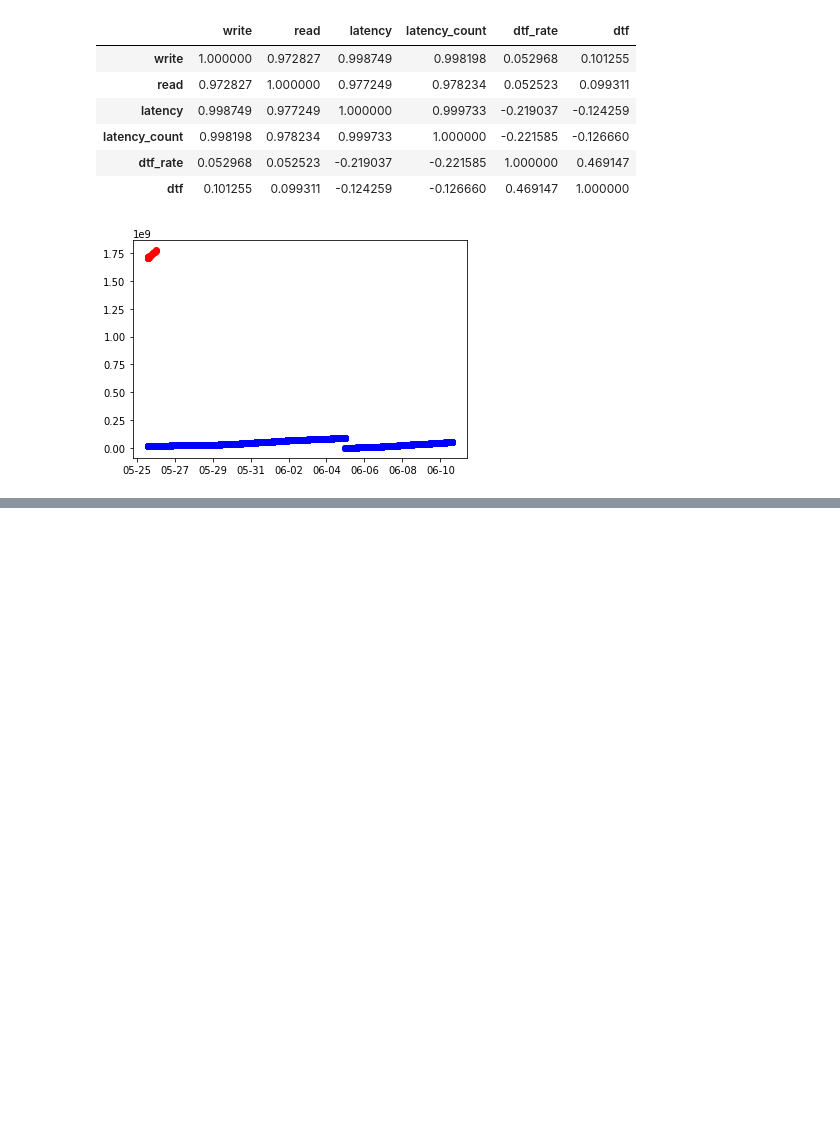
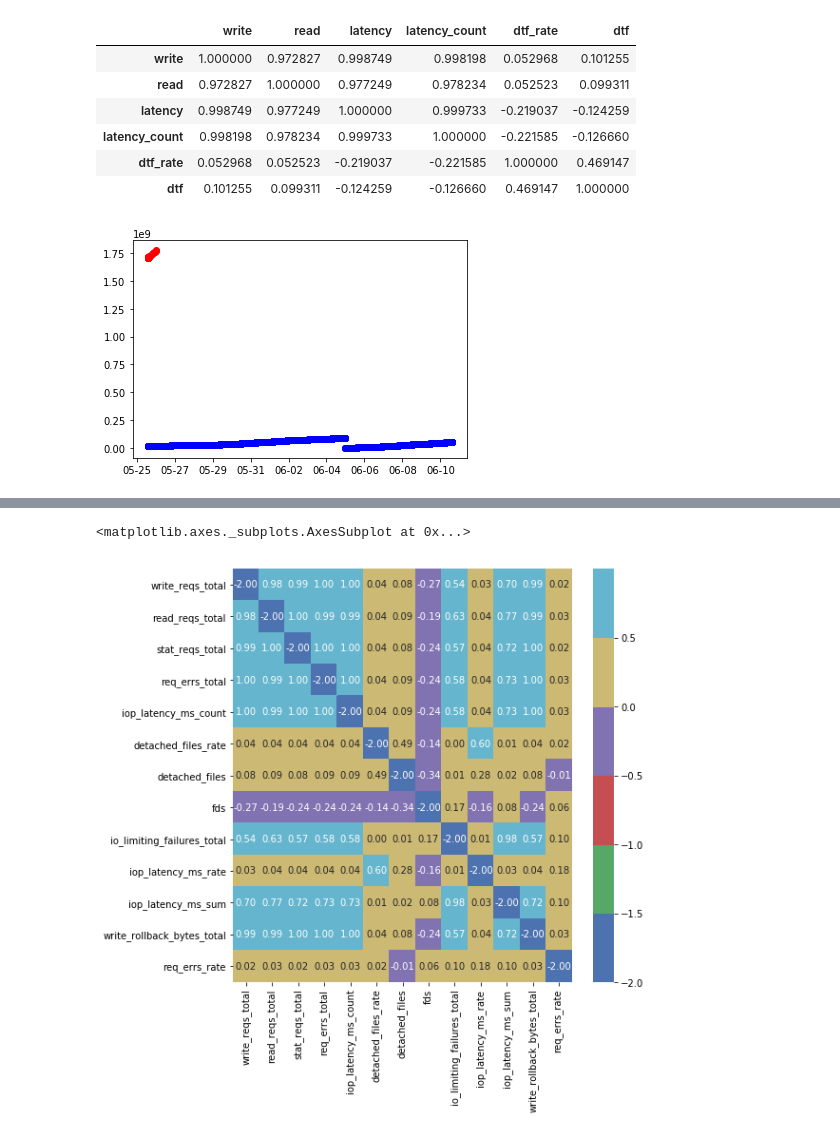
Before and after one commit to TheAviat0r/BC_thesis, a Jupyter notebook: final_thesis.ipynb, the cells around one changed output, grey strips where cells are left out. Drawn from its saved outputs; the diff is of its cells as text; code cells hidden in the pictures; blank space fills up the shorter version.

Commit message:
data exploration: new insights

```diff
--- a/final_thesis.ipynb
+++ b/final_thesis.ipynb
@@ -144,0 +140,31 @@ req_df.shape[0]
+# %%
+total = pd.DataFrame()
+for name, path in get_csvs_paths('final/train_us3').items():
+    df = extract_csv(path)
+    if len(total.columns) == 0:
+        print('new df - %s' % (name))
+        total = df
+    else:
+        print('merging - %s' % (name))
+        total = pd.merge(total, df, on=['time', 'instance'])
+
+total_cols = [
+    'time',
+    'abgw_write_reqs_total',
+    'abgw_read_reqs_total',
+    'abgw_stat_reqs_total',
+    'abgw_req_errs_total',
+    'abgw_iop_latency_ms_count',
+    'abgw_detached_files_rate',
+    'abgw_detached_files',
+    'abgw_fds',
+    'abgw_io_limiting_failures_total',
+    'abgw_iop_latency_ms_rate',
+    'abgw_iop_latency_ms_sum',
+    'abgw_write_rollback_bytes_total',
+    'abgw_req_errs_rate',
+    'instance',
+]
+
+total = total[total_cols]
+total.rename(columns=lambda c: c.replace('abgw_', ''), inplace=True)
@@ -144,0 +208,13 @@ req_df.shape[0]
+# %%
+instances = pd.unique(total['instance'])
+# %%
+example_node = total[total['instance'] == instances[1]]
+example_node = example_node.drop(['time', 'instance'], axis=1)
+# %%
+corrs = example_node.corr()
+np.fill_diagonal(corrs.values, -2)
+fig, ax = plt.subplots(figsize=(8,8))
+sns.heatmap(corrs, annot=True, fmt=".2f", cmap=sns.color_palette("deep"), ax=ax)
+# %% [output]
+<matplotlib.axes._subplots.AxesSubplot at 0x...>
+[figure, added]
```
Also changed, not shown: parts of 12 cells of this notebook, 1 other file.
